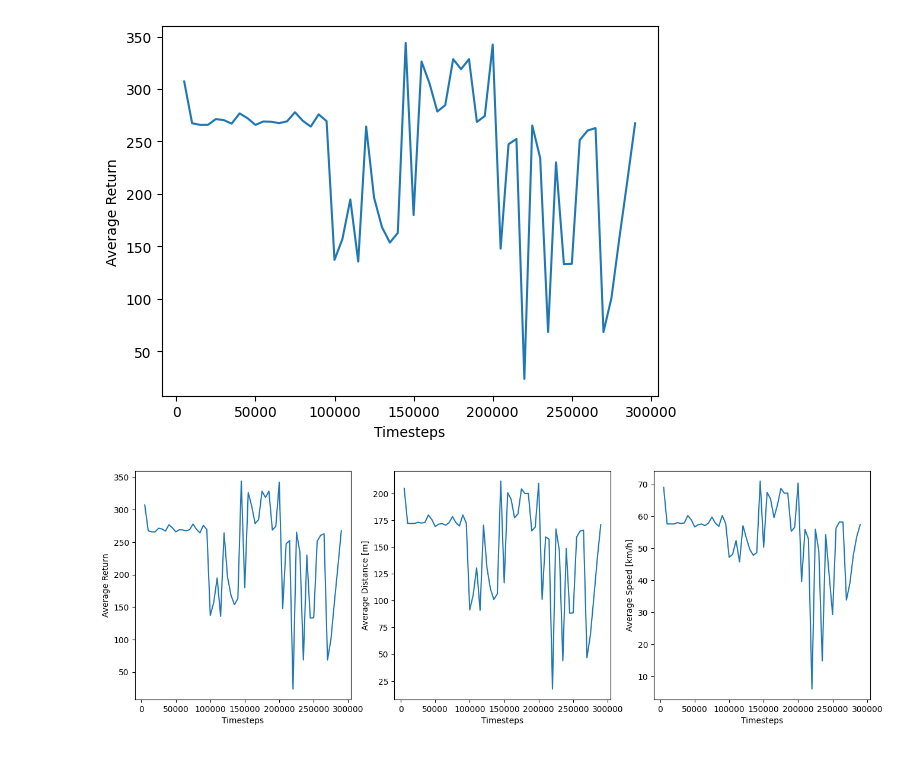
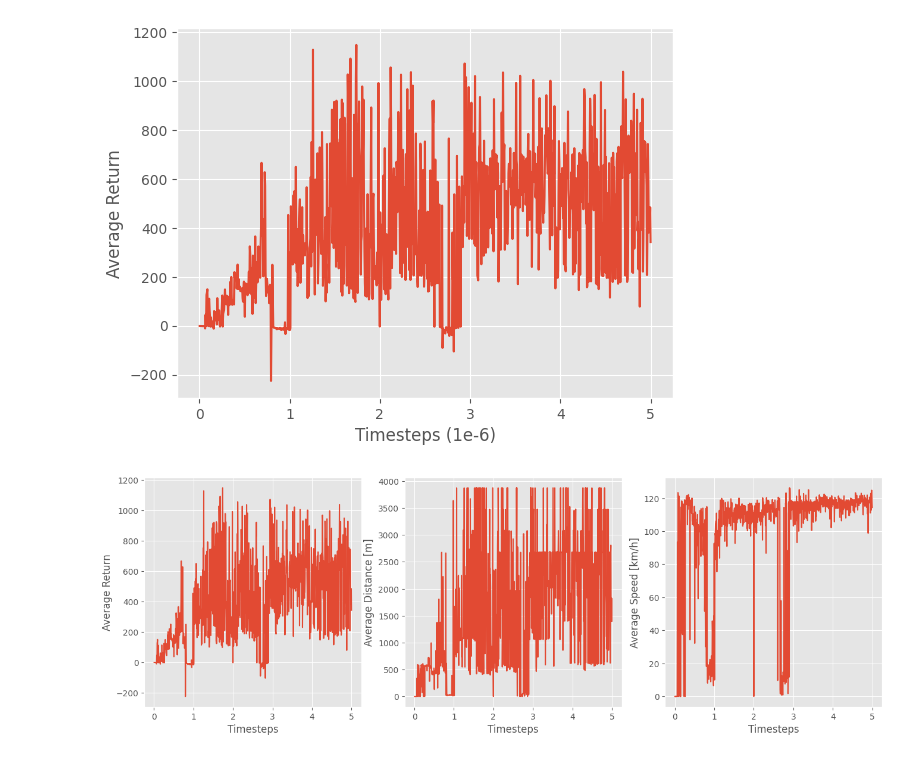
Before and after one commit to raphaelsenn/torcsRL, a Jupyter notebook: plots.ipynb, the cells around one changed output. Cells and saved outputs as stored; diff of their text form; code cells hidden in the pictures.

Commit message:
Stable DDPG training

```diff
--- a/plots.ipynb
+++ b/plots.ipynb
@@ -14,0 +7,7 @@ data.head()
+# %%
+plt.style.use("ggplot")
+
+COLOR = "red"
+ALPHA_MEAN = 0.9
+ALPHA_STD = 0.1
+AVG_FILTER_SIZE = 10
@@ -15,14 +117,15 @@ data.head()
 # %%
-csv_file = f"checkpoints/ddpg/ddpg-lr_pi0.0001-lr_q0.001-seed0/eval_stats.csv"
+csv_file = f"checkpoints/ddpg/ddpg-lr_pi0.0001-lr_q0.001-seed2/eval_stats.csv"
 data = pd.read_csv(csv_file)
+data["timesteps"] /= 1_000_000
 
 fig, ax = plt.subplots()
 ax.plot(data["timesteps"], data["average_return"])
-ax.set_xlabel("Timesteps")
+ax.set_xlabel("Timesteps (1e-6)")
 ax.set_ylabel("Average Return")
 plt.show()
 # %% [output]
-[figure, old version]
+[figure, new version]
 # %%
 fig, axes = plt.subplots(ncols=3, figsize=(16, 5))
 axes = axes.flatten()
@@ -37,4 +140,4 @@ for ax, col in zip(axes, columns):
 
 plt.show()
 # %% [output]
-[figure, old version]
+[figure, new version]
```
Also changed, not shown: parts of 8 cells of this notebook, 27 other files.
